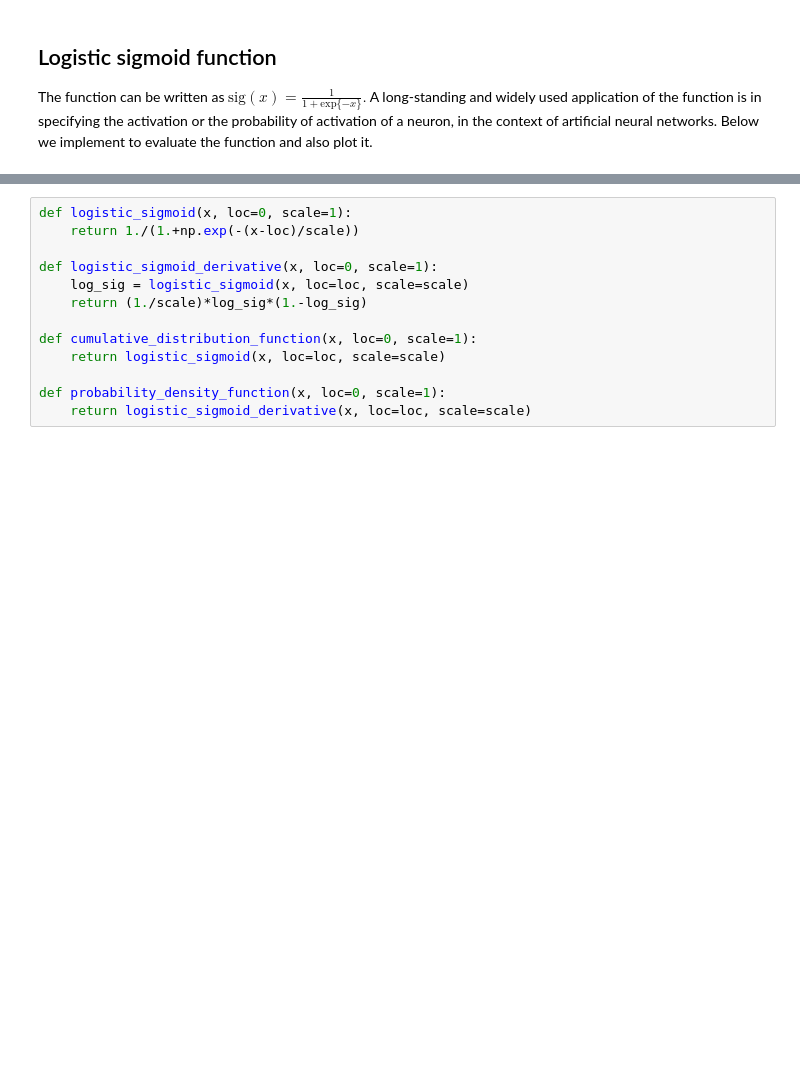
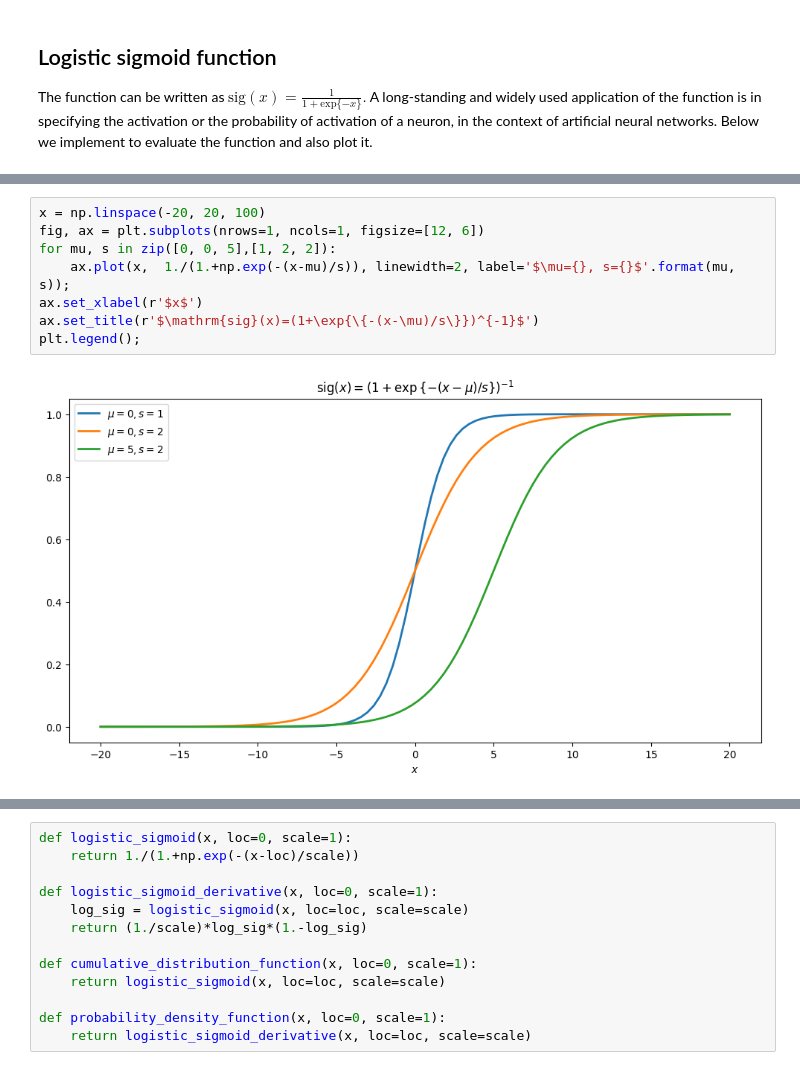
Before and after one commit to jyrikivinen/home, a Jupyter notebook: _sources/computational_notes/logistic_distribution.ipynb, the cells around one changed output, grey strips where cells are left out. Cells and saved outputs as stored; diff of their text form; blank space fills up the shorter version.

```diff
--- a/_sources/computational_notes/logistic_distribution.ipynb
+++ b/_sources/computational_notes/logistic_distribution.ipynb
@@ -35,0 +33,10 @@ it is cumulative distribution of the logistic distribution.
+# %%
+x = np.linspace(-20, 20, 100)
+fig, ax = plt.subplots(nrows=1, ncols=1, figsize=[12, 6])
+for mu, s in zip([0, 0, 5],[1, 2, 2]):
+    ax.plot(x,  1./(1.+np.exp(-(x-mu)/s)), linewidth=2, label='$\mu={}, s={}$'.format(mu, s));
+ax.set_xlabel(r'$x$')
+ax.set_title(r'$\mathrm{sig}(x)=(1+\exp{\{-(x-\mu)/s\}})^{-1}$')
+plt.legend();
+# %% [output]
+[figure, added]
```
Also changed, not shown: parts of 6 cells of this notebook, 16 other files.
